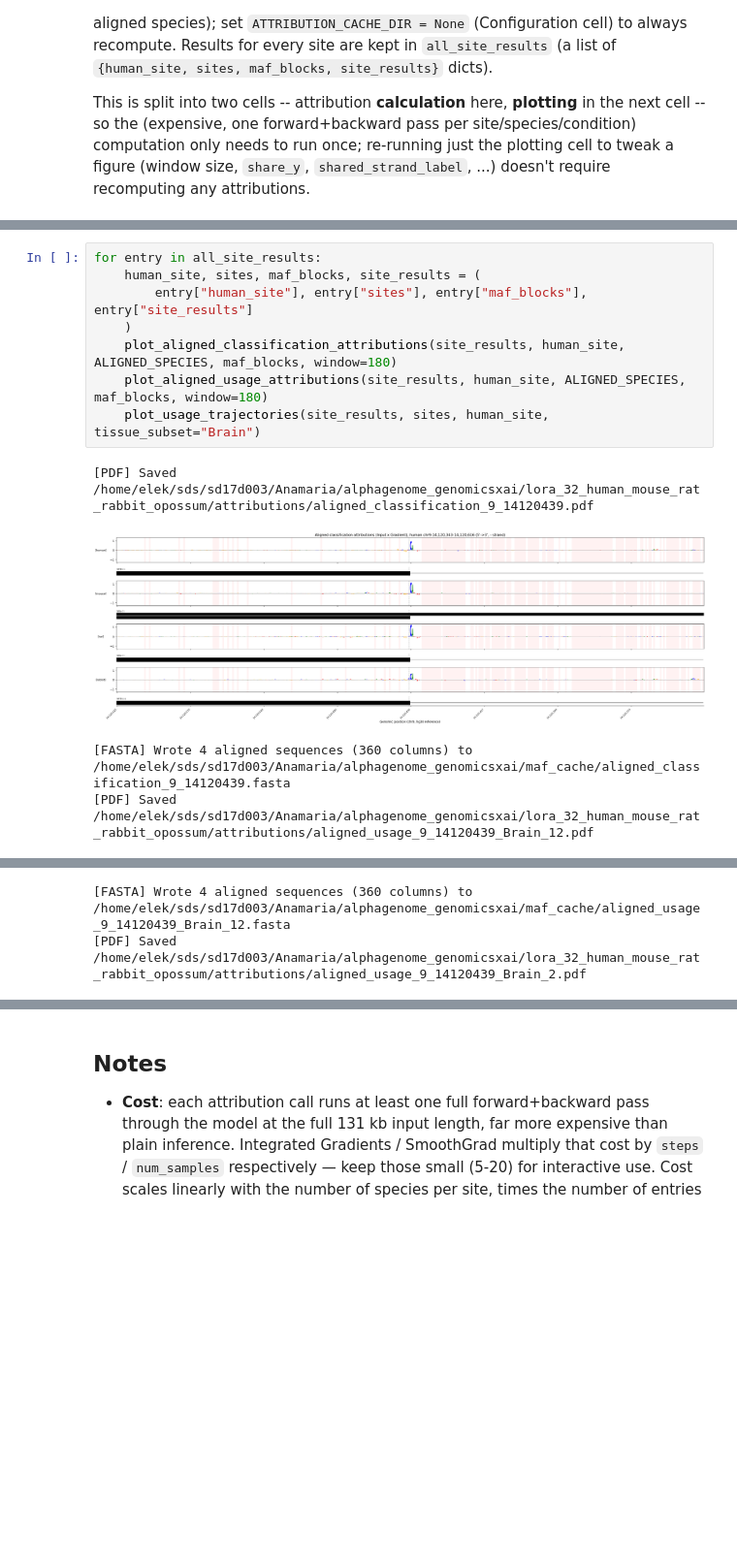
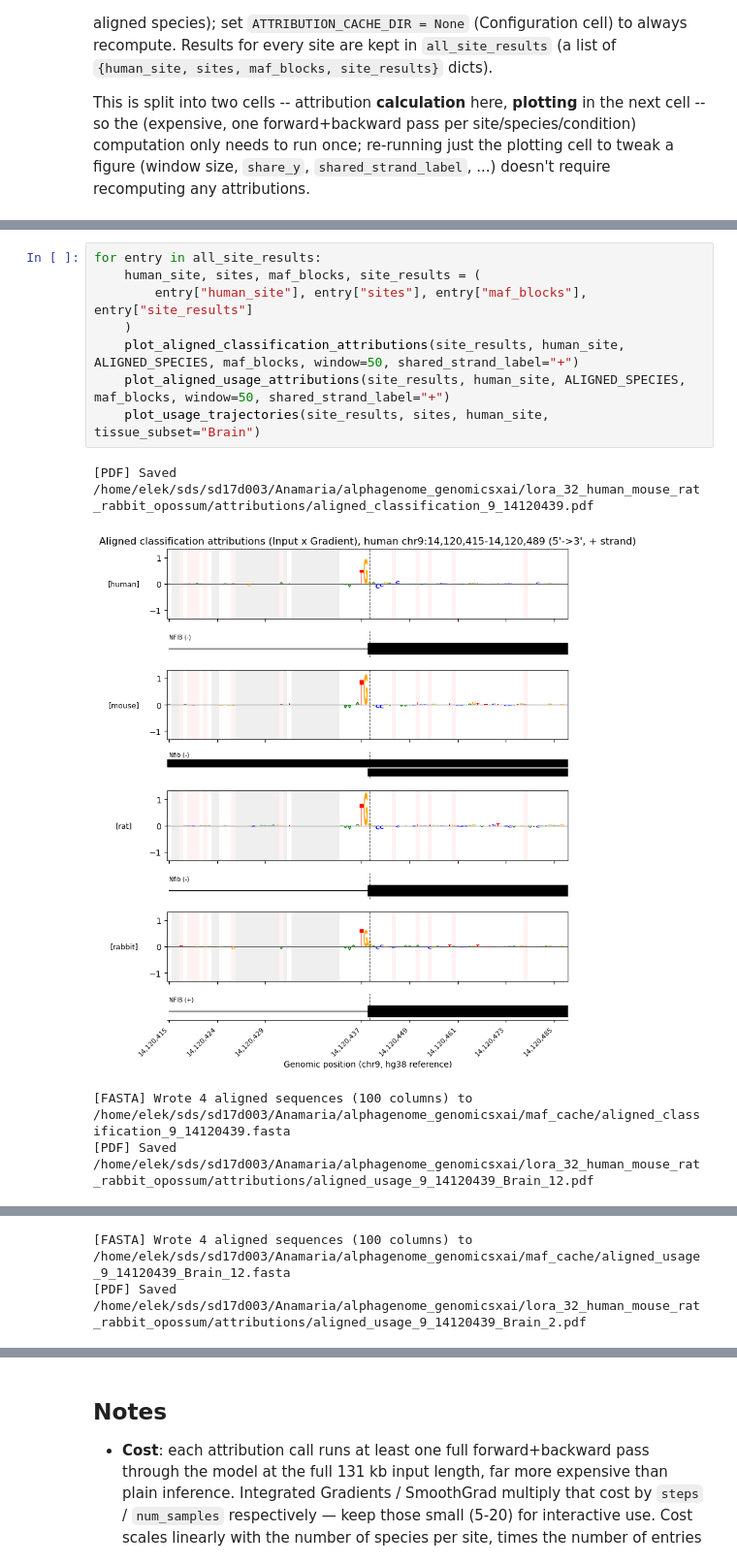
Before and after one commit to anamariaelek/alphagenome-pytorch, a Jupyter notebook: examples/notebooks/splice_attributions.ipynb, the cells around one changed output, grey strips where cells are left out. Shown at 97% size. Cells and saved outputs as stored; diff of their text form; blank space fills up the shorter version.

```diff
--- a/examples/notebooks/splice_attributions.ipynb
+++ b/examples/notebooks/splice_attributions.ipynb
@@ -2431,13 +2821,13 @@ for site_entry in HUMAN_SITES:
 # %%
 for entry in all_site_results:
     human_site, sites, maf_blocks, site_results = (
         entry["human_site"], entry["sites"], entry["maf_blocks"], entry["site_results"]
     )
-    plot_aligned_classification_attributions(site_results, human_site, ALIGNED_SPECIES, maf_blocks, window=180)
-    plot_aligned_usage_attributions(site_results, human_site, ALIGNED_SPECIES, maf_blocks, window=180)
+    plot_aligned_classification_attributions(site_results, human_site, ALIGNED_SPECIES, maf_blocks, window=50, shared_strand_label="+")
+    plot_aligned_usage_attributions(site_results, human_site, ALIGNED_SPECIES, maf_blocks, window=50, shared_strand_label="+")
     plot_usage_trajectories(site_results, sites, human_site, tissue_subset="Brain")
 # %% [output]
 [PDF] Saved /home/elek/sds/sd17d003/Anamaria/alphagenome_genomicsxai/lora_32_human_mouse_rat_rabbit_opossum/attributions/aligned_classification_9_14120439.pdf
-[figure, old version]
+[figure, new version]
-[FASTA] Wrote 4 aligned sequences (360 columns) to /home/elek/sds/sd17d003/Anamaria/alphagenome_genomicsxai/maf_cache/aligned_classification_9_14120439.fasta
+[FASTA] Wrote 4 aligned sequences (100 columns) to /home/elek/sds/sd17d003/Anamaria/alphagenome_genomicsxai/maf_cache/aligned_classification_9_14120439.fasta
 [PDF] Saved /home/elek/sds/sd17d003/Anamaria/alphagenome_genomicsxai/lora_32_human_mouse_rat_rabbit_opossum/attributions/aligned_usage_9_14120439_Brain_12.pdf
@@ -2445,2 +2835,2 @@ for entry in all_site_results:
-[FASTA] Wrote 4 aligned sequences (360 columns) to /home/elek/sds/sd17d003/Anamaria/alphagenome_genomicsxai/maf_cache/aligned_usage_9_14120439_Brain_12.fasta
+[FASTA] Wrote 4 aligned sequences (100 columns) to /home/elek/sds/sd17d003/Anamaria/alphagenome_genomicsxai/maf_cache/aligned_usage_9_14120439_Brain_12.fasta
 [PDF] Saved /home/elek/sds/sd17d003/Anamaria/alphagenome_genomicsxai/lora_32_human_mouse_rat_rabbit_opossum/attributions/aligned_usage_9_14120439_Brain_2.pdf
```
Also changed, not shown: parts of 13 cells of this notebook, 4 other files.
